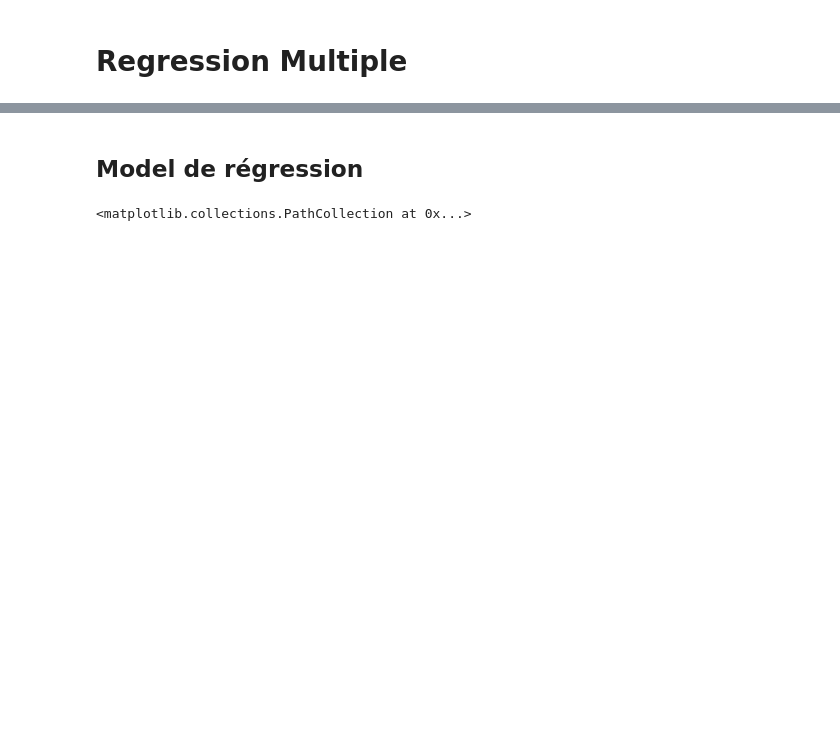
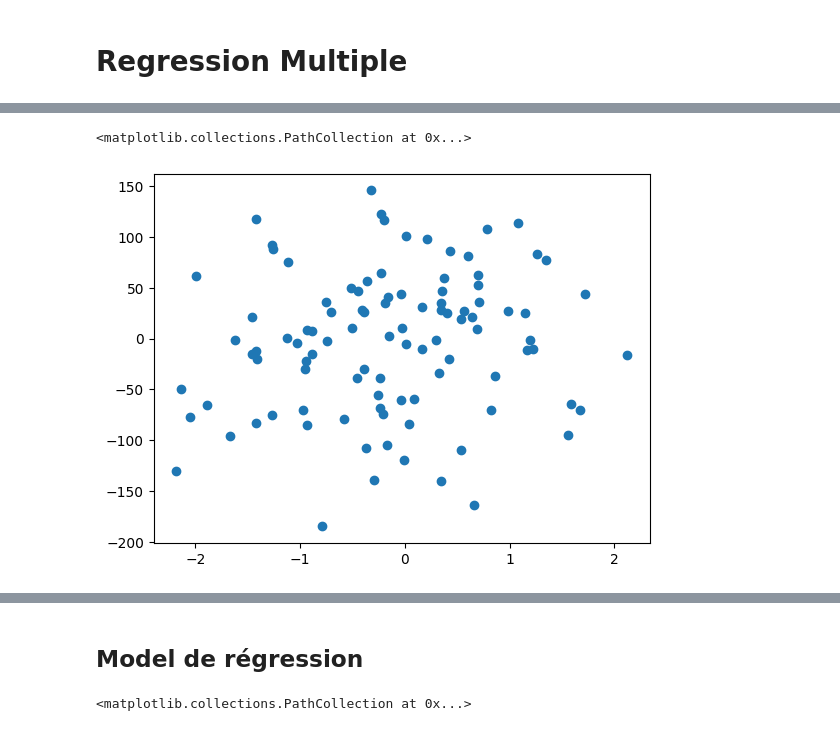
Before and after one commit to TsitouhRanjafy/Machine_Learning, a Jupyter notebook: multiple_regression.ipynb, the cells around one changed output, grey strips where cells are left out. Cells and saved outputs as stored; diff of their text form; code cells hidden in the pictures; blank space fills up the shorter version.

```diff
--- a/multiple_regression.ipynb
+++ b/multiple_regression.ipynb
@@ -15,2 +14,7 @@ plt.scatter(x,y)
+# %%
+plt.scatter(x[:,1],y)
+# %% [output]
+<matplotlib.collections.PathCollection at 0x...>
+[figure, added]
 # %%
 y = y.reshape(-1,1)
```
Also changed, not shown: parts of 11 cells of this notebook.
